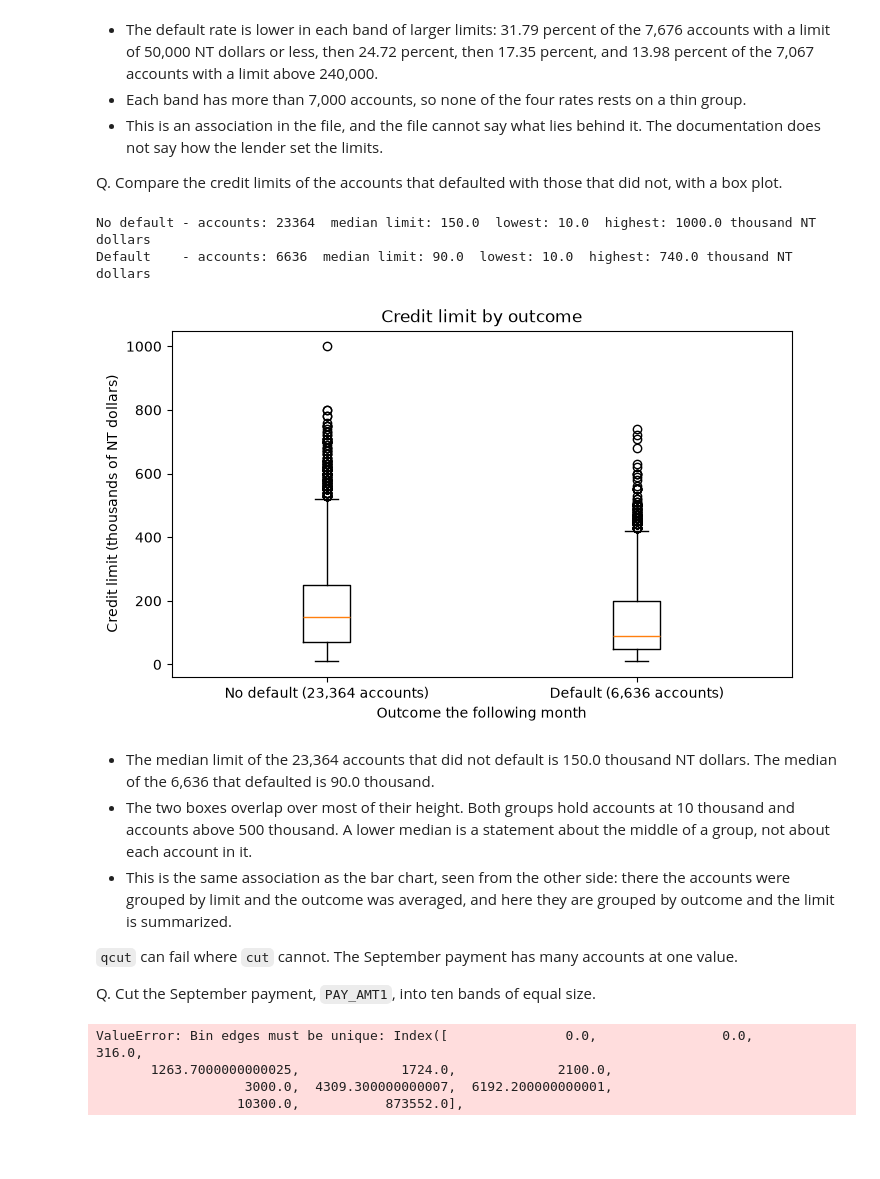
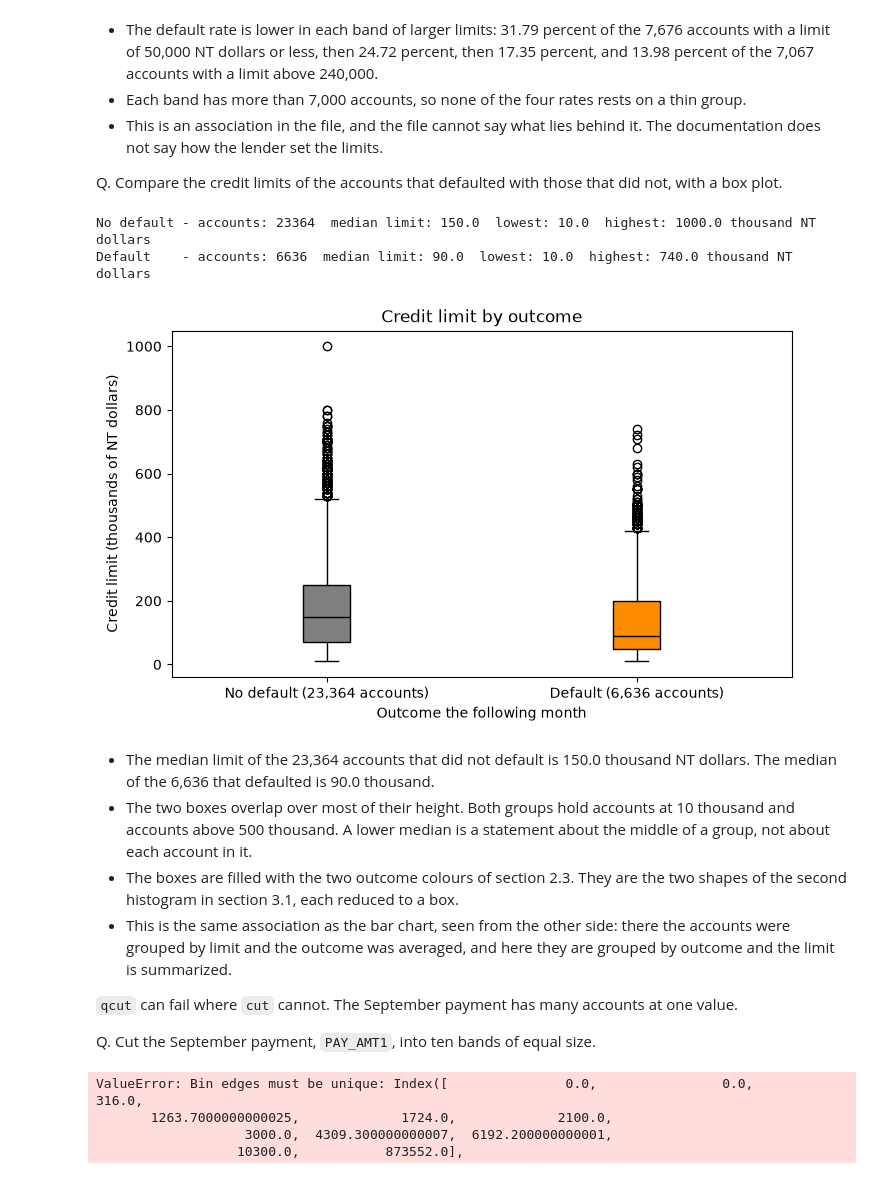
Before and after one commit to lenamonj/python-fixed-income, a Jupyter notebook: course1_python_foundations/week4/day1/16_case_study_consumer_credit.ipynb, the cells around one changed output. Cells and saved outputs as stored; diff of their text form; code cells hidden in the pictures; blank space fills up the shorter version.

```diff
--- a/course1_python_foundations/week4/day1/16_case_study_consumer_credit.ipynb
+++ b/course1_python_foundations/week4/day1/16_case_study_consumer_credit.ipynb
@@ -500,0 +534,27 @@ Accounts with a limit above 500,000: 206
+# %%
+# seaborn reads a column of the table by name, so the limit in thousands of NT dollars gets a column
+cards['limit_thousands'] = cards['LIMIT_BAL'] / 1000
+
+fig, ax = plt.subplots(figsize=(8, 4.5))
+
+# hue= draws one shape for each outcome. hue_order= and palette= fix the order and the colours.
+# stat='percent' with common_norm=False scales each group to itself: each shape adds up to 100 percent of its own group.
+# element='step' draws each shape as an outline with a light fill, so that one shows through the other.
+sns.histplot(data=cards, x='limit_thousands', bins=range(0, 1050, 50), hue='outcome', hue_order=outcome_order,
+             palette=outcome_colors, stat='percent', common_norm=False, element='step', ax=ax)
+
+# move_legend() places the legend that seaborn drew and gives it a title in plain words
+sns.move_legend(ax, 'upper right', title='Outcome the following month')
+
+ax.set_title('Credit limit, by outcome')
+ax.set_xlabel('Credit limit (thousands of NT dollars)')
+ax.set_ylabel('Percent of the accounts in each outcome group')
+
+plt.show()
+
+# the first two bars: the share of each outcome group with a limit below 100,000 NT dollars
+for name in outcome_order:
+    group = cards[cards['outcome'] == name]
+    # the mean of a True/False column is the share of rows that are True
+    share_pct = round((group['LIMIT_BAL'] < 100_000).mean() * 100, 1)
+    print(name, '- accounts:', len(group), ' with a limit below 100,000:', share_pct, 'percent')
@@ -944,30 +1083,37 @@ Q. Compare the credit limits of the accounts that defaulted with those that did
 # %%
 # the limits of each outcome group, in thousands of NT dollars
 limit_no_default = cards.loc[cards['default'] == 0, 'LIMIT_BAL'] / 1000
 limit_default = cards.loc[cards['default'] == 1, 'LIMIT_BAL'] / 1000
 
 print('No default - accounts:', len(limit_no_default), ' median limit:', limit_no_default.median(),
       ' lowest:', limit_no_default.min(), ' highest:', limit_no_default.max(), 'thousand NT dollars')
 print('Default    - accounts:', len(limit_default), ' median limit:', limit_default.median(),
       ' lowest:', limit_default.min(), ' highest:', limit_default.max(), 'thousand NT dollars')
 
 fig, ax = plt.subplots(figsize=(8, 4.5))
 
 # ax.boxplot() draws one box for each group in the list. tick_labels= names the boxes.
-ax.boxplot([limit_no_default, limit_default], tick_labels=['No default (23,364 accounts)', 'Default (6,636 accounts)'])
+# patch_artist=True lets a box be filled with a colour, and medianprops= sets the colour of the median line.
+boxes = ax.boxplot([limit_no_default, limit_default], tick_labels=['No default (23,364 accounts)', 'Default (6,636 accounts)'],
+                   patch_artist=True, medianprops={'color': 'black'})
+
+# fill each box with the colour of its outcome, the colours of section 2.3
+boxes['boxes'][0].set_facecolor(outcome_colors['No default'])
+boxes['boxes'][1].set_facecolor(outcome_colors['Default'])
 
 ax.set_title('Credit limit by outcome')
 ax.set_xlabel('Outcome the following month')
 ax.set_ylabel('Credit limit (thousands of NT dollars)')
 
 plt.show()
 # %% [output]
 No default - accounts: 23364  median limit: 150.0  lowest: 10.0  highest: 1000.0 thousand NT dollars
 Default    - accounts: 6636  median limit: 90.0  lowest: 10.0  highest: 740.0 thousand NT dollars
-[figure, old version]
+[figure, new version]
 # %% [markdown]
 * The median limit of the 23,364 accounts that did not default is 150.0 thousand NT dollars. The median of the 6,636 that defaulted is 90.0 thousand.
 * The two boxes overlap over most of their height. Both groups hold accounts at 10 thousand and accounts above 500 thousand. A lower median is a statement about the middle of a group, not about each account in it.
+* The boxes are filled with the two outcome colours of section 2.3. They are the two shapes of the second histogram in section 3.1, each reduced to a box.
 * This is the same association as the bar chart, seen from the other side: there the accounts were grouped by limit and the outcome was averaged, and here they are grouped by outcome and the limit is summarized.
 
 `qcut` can fail where `cut` cannot. The September payment has many accounts at one value.
```
Also changed, not shown: parts of 30 cells of this notebook, 1 other file.
